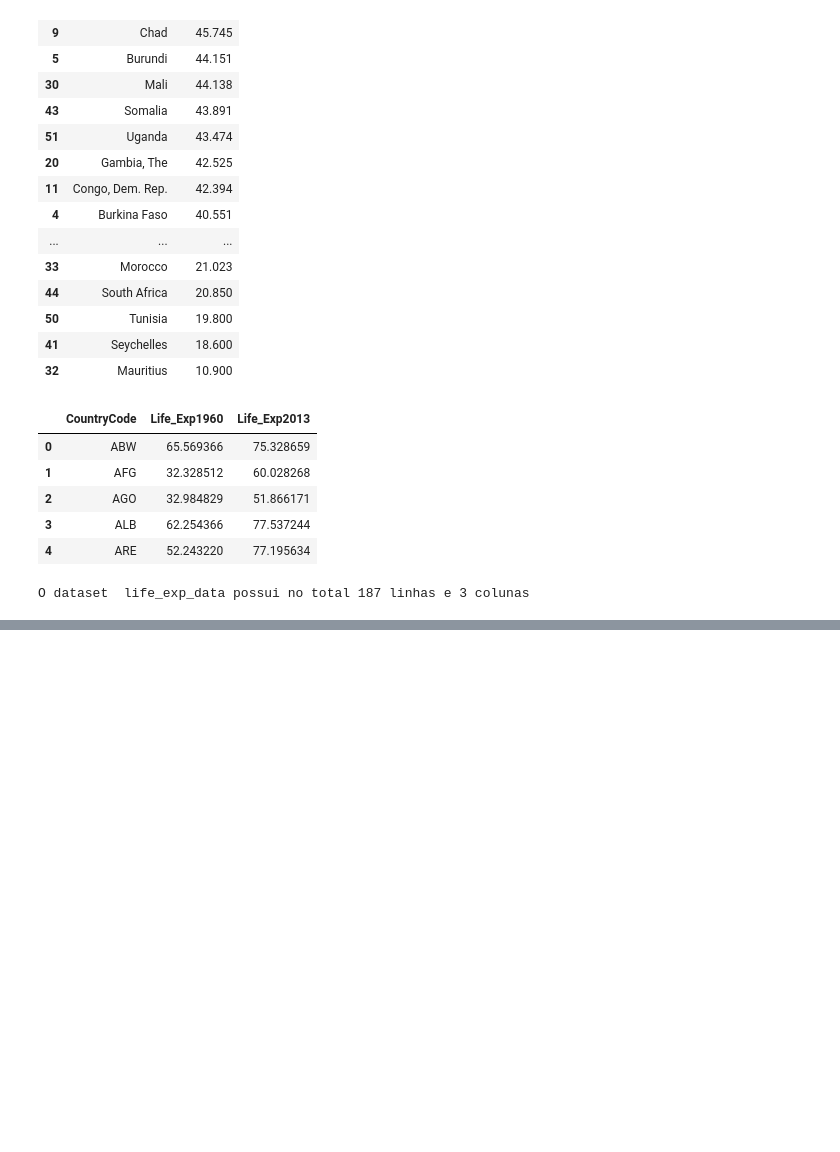
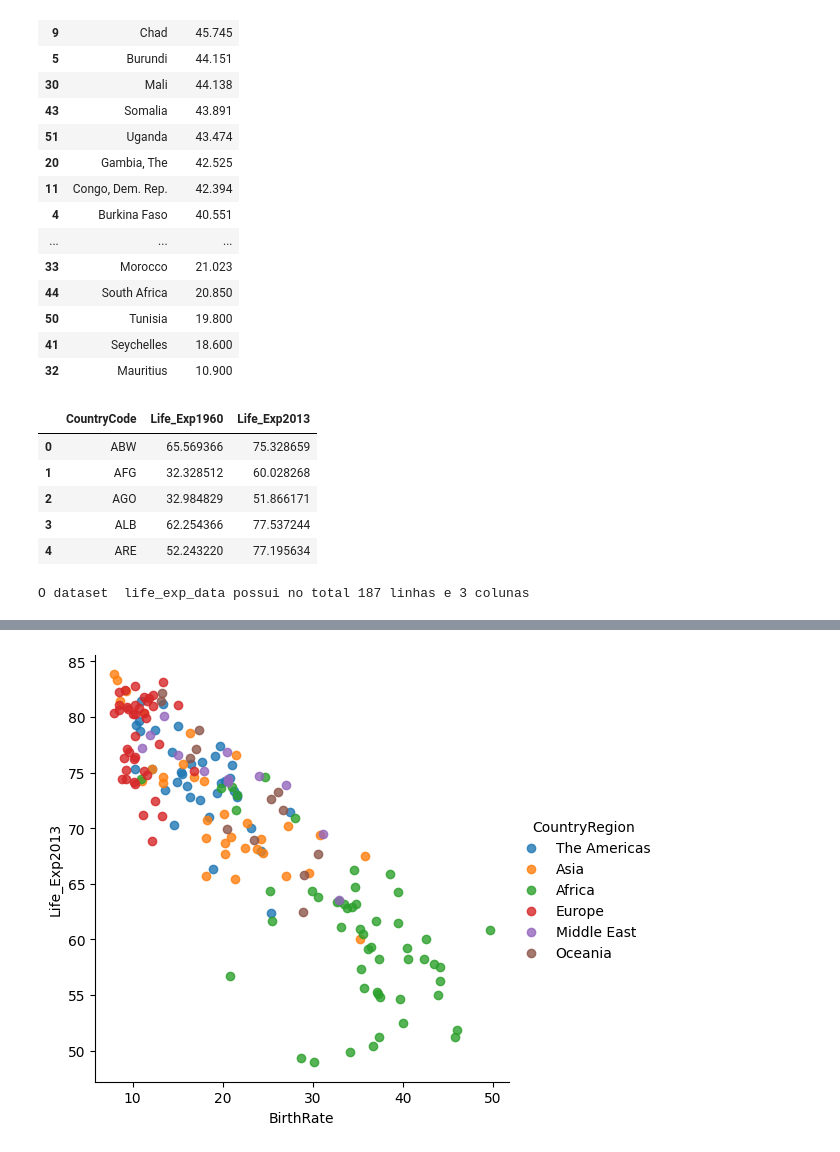
Before and after one commit to Gcango/Expectativa_de_Vida_e_Taxa_de_Fertilidade, a Jupyter notebook: Analise_Expec_Fertilidade.ipynb, the cells around one changed output, grey strips where cells are left out. Saved outputs shown, nothing was run; the diff lists cells and outputs as text; code cells hidden in the pictures; blank space fills up the shorter version.

```diff
--- a/Analise_Expec_Fertilidade.ipynb
+++ b/Analise_Expec_Fertilidade.ipynb
@@ -321,0 +394,4 @@ O dataset  life_exp_data possui no total 187 linhas e 3 colunas
+# %%
+vis6 = sns.lmplot(data = geral_1, x ='BirthRate', y ='Life_Exp2013', fit_reg=False, hue='CountryRegion')
+# %% [output]
+[figure, added]
```
Also changed, not shown: parts of 12 cells of this notebook.
